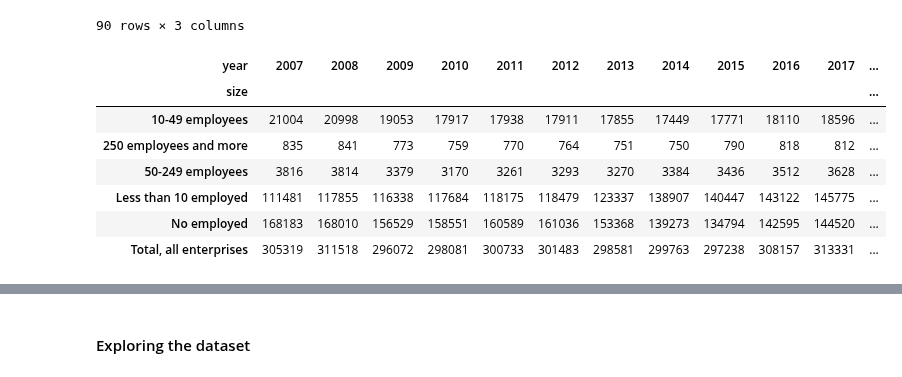
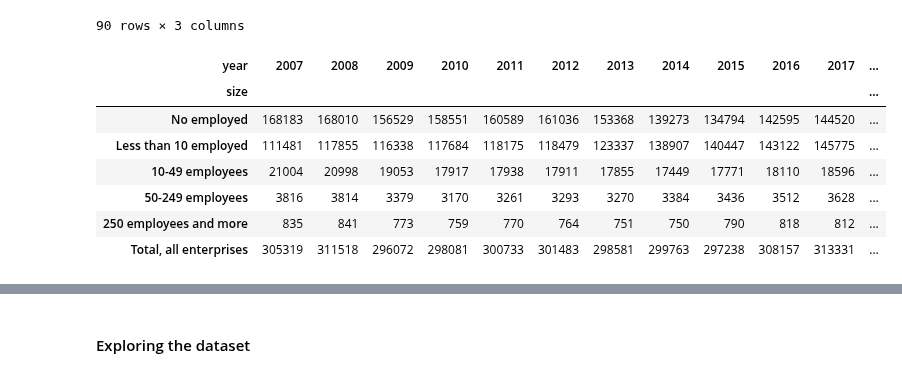
Before and after one commit to NumEconCopenhagen/projects-2024-emil-og-simon, a Jupyter notebook: dataproject/dataproject.ipynb, the cells around one changed output, grey strips where cells are left out. Cells and saved outputs as stored; diff of their text form; code cells hidden in the pictures.

```diff
--- a/dataproject/dataproject.ipynb
+++ b/dataproject/dataproject.ipynb
@@ -186,15 +187,16 @@ gf02_size
 90 rows × 3 columns
 # %%
 gf02_size_wide = gf02_size.pivot(index='size', columns='year', values='#companies')
+gf02_size_wide = gf02_size_wide.reindex(['No employed', 'Less than 10 employed', '10-49 employees', '50-249 employees', '250 employees and more','Total, all enterprises'])
 gf02_size_wide
 # %% [output]
 | year | 2007 | 2008 | 2009 | 2010 | 2011 | 2012 | 2013 | 2014 | 2015 | 2016 | 2017 | ... |
 | size |  |  |  |  |  |  |  |  |  |  |  | ... |
+| No employed | 168183 | 168010 | 156529 | 158551 | 160589 | 161036 | 153368 | 139273 | 134794 | 142595 | 144520 | ... |
+| Less than 10 employed | 111481 | 117855 | 116338 | 117684 | 118175 | 118479 | 123337 | 138907 | 140447 | 143122 | 145775 | ... |
 | 10-49 employees | 21004 | 20998 | 19053 | 17917 | 17938 | 17911 | 17855 | 17449 | 17771 | 18110 | 18596 | ... |
+| 50-249 employees | 3816 | 3814 | 3379 | 3170 | 3261 | 3293 | 3270 | 3384 | 3436 | 3512 | 3628 | ... |
 | 250 employees and more | 835 | 841 | 773 | 759 | 770 | 764 | 751 | 750 | 790 | 818 | 812 | ... |
-| 50-249 employees | 3816 | 3814 | 3379 | 3170 | 3261 | 3293 | 3270 | 3384 | 3436 | 3512 | 3628 | ... |
-| Less than 10 employed | 111481 | 117855 | 116338 | 117684 | 118175 | 118479 | 123337 | 138907 | 140447 | 143122 | 145775 | ... |
-| No employed | 168183 | 168010 | 156529 | 158551 | 160589 | 161036 | 153368 | 139273 | 134794 | 142595 | 144520 | ... |
 | Total, all enterprises | 305319 | 311518 | 296072 | 298081 | 300733 | 301483 | 298581 | 299763 | 297238 | 308157 | 313331 | ... |
 # %%
 gf02_size_wide.describe()
```
Also changed, not shown: parts of 20 cells of this notebook.
